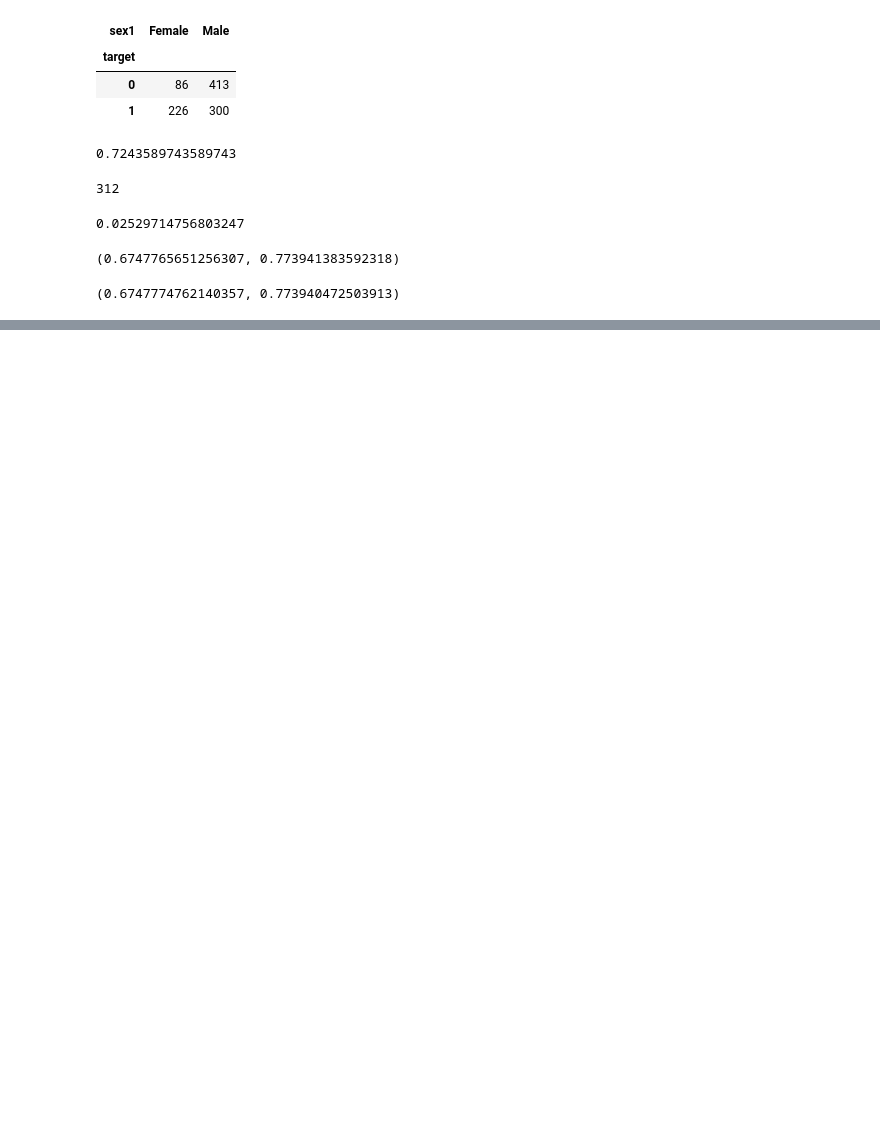
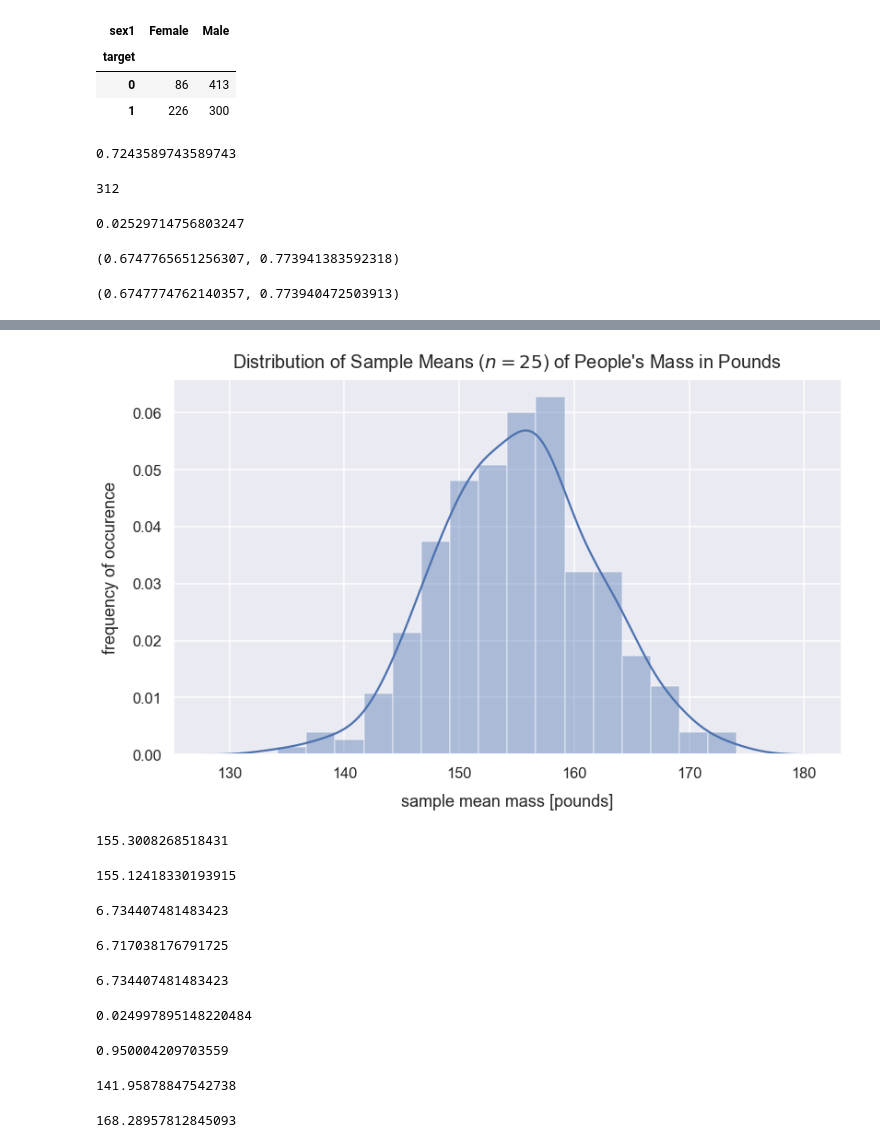
Before and after one commit to anantaw81/PYTHN-DataScience, a Jupyter notebook: Resume_Sesi10_InferentialStatistics/practice.ipynb, the cells around one changed output, grey strips where cells are left out. Saved outputs shown, nothing was run; the diff lists cells and outputs as text; code cells hidden in the pictures; blank space fills up the shorter version.

```diff
--- a/Resume_Sesi10_InferentialStatistics/practice.ipynb
+++ b/Resume_Sesi10_InferentialStatistics/practice.ipynb
@@ -178,0 +264,63 @@ sm.stats.proportion_confint(n * p_fm, n)
+# %%
+sample_means = []
+n = 25
+for sample in range(0, 300):
+    # random sampling done with replacement
+    sample_values = np.random.choice(a=df_ppl_mass['us_people_mass_pounds'], size=n)
+    sample_mean = np.mean(sample_values)
+    sample_means.append(sample_mean)
+# %%
+# View Distribution of Sample Means (Otherwise Called Sampling Distribution)
+sns.distplot(sample_means)
+plt.title("Distribution of Sample Means ($n=25$) of People's Mass in Pounds", y=1.015, fontsize=20)
+plt.xlabel("sample mean mass [pounds]", labelpad=14)
+plt.ylabel("frequency of occurence", labelpad=14);
+# %% [output]
+[figure, added]
+# %%
+# Calculate Median of Sample Means
+median_of_sample_means = np.median(sample_means)
+median_of_sample_means
+# %% [output]
+155.3008268518431
+# %%
+# Calculate Mean of Sample Means
+mean_of_sample_means = np.mean(sample_means)
+mean_of_sample_means
+# %% [output]
+155.12418330193915
+# %%
+# Calculate Standard Deviation of Sample Means
+std_dev_of_sample_means = np.std(sample_means)
+std_dev_of_sample_means
+# %% [output]
+6.734407481483423
+# %%
+standard_error = pop_std_dev_mass/np.sqrt(n)
+standard_error
+# %% [output]
+6.717038176791725
+# %%
+std_dev_of_sample_means
+# %% [output]
+6.734407481483423
+# %%
+tail = 1 - stats.norm.cdf(1.96)
+tail
+# %% [output]
+0.024997895148220484
+# %%
+# The area under the curve between the z-critcal scores is approximately 0.95
+1 - (tail * 2)
+# %% [output]
+0.950004209703559
+# %%
+lower_95_perc_bound = mean_of_sample_means - 1.96*standard_error
+lower_95_perc_bound
+# %% [output]
+141.95878847542738
+# %%
+upper_95_perc_bound = mean_of_sample_means + 1.96*standard_error
+upper_95_perc_bound
+# %% [output]
+168.28957812845093
```
Also changed, not shown: parts of 25 cells of this notebook, 2 other files.
